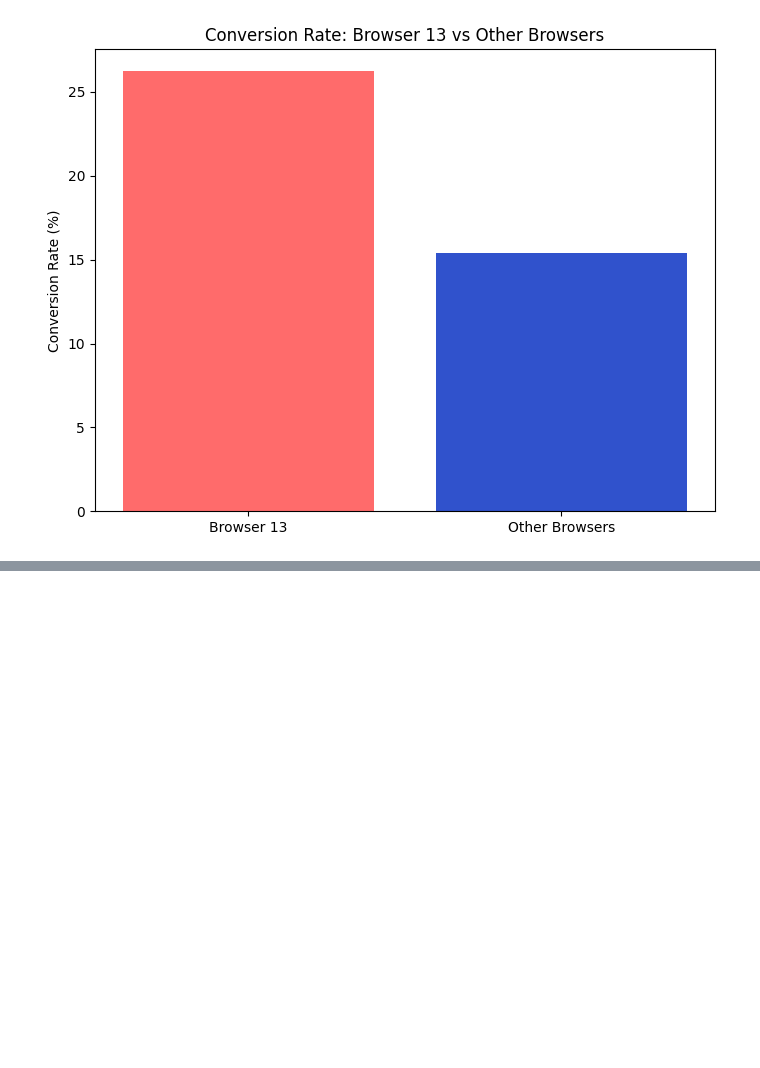
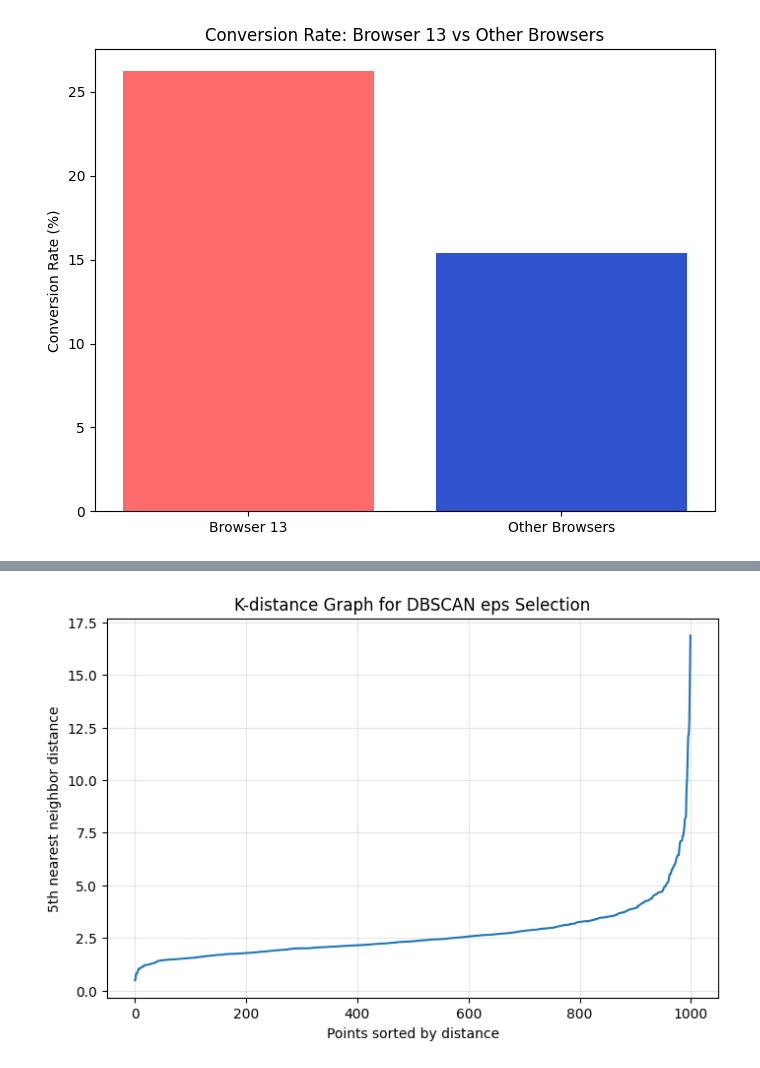
Before and after one commit to andreas4589/DataAnalytics, a Jupyter notebook: PA2/PA2.ipynb, the cells around one changed output, grey strips where cells are left out. Saved outputs shown, nothing was run; the diff lists cells and outputs as text; code cells hidden in the pictures; blank space fills up the shorter version.

```diff
--- a/PA2/PA2.ipynb
+++ b/PA2/PA2.ipynb
@@ -184,0 +227,86 @@ Estimated number of clusters: 97
+# %%
+from sklearn.cluster import DBSCAN
+from sklearn.neighbors import NearestNeighbors
+
+# Find optimal eps using k-distance method
+k = 5
+neighbors = NearestNeighbors(n_neighbors=k)
+neighbors_fit = neighbors.fit(X_subset)
+distances, indices = neighbors_fit.kneighbors(X_subset)
+distances = np.sort(distances[:, k-1], axis=0)
+
+# Plot k-distance graph
+plt.figure(figsize=(8, 5))
+plt.plot(distances)
+plt.title('K-distance Graph for DBSCAN eps Selection')
+plt.xlabel('Points sorted by distance')
+plt.ylabel(f'{k}th nearest neighbor distance')
+plt.grid(True, alpha=0.3)
+plt.show()
+
+# Test multiple DBSCAN configurations
+eps_values = [1.0, 1.5, 2.0, 2.5]
+min_samples_values = [5, 8, 10]
+
+best_dbscan_score = -1
+best_dbscan_params = None
+best_dbscan_labels = None
+
+print("Testing DBSCAN parameter combinations:")
+for eps in eps_values:
+    for min_samples in min_samples_values:
+        dbscan_test = DBSCAN(eps=eps, min_samples=min_samples)
+        test_labels = dbscan_test.fit_predict(X_subset)
+
+        n_clusters_test = len(set(test_labels)) - (1 if -1 in test_labels else 0)
+        n_noise_test = list(test_labels).count(-1)
+
+        # Only evaluate if we have valid clusters
+        if n_clusters_test >= 2 and n_noise_test < len(test_labels) * 0.8:
+            try:
+                # Filter out noise for evaluation
+                valid_indices = [i for i, label in enumerate(test_labels) if label != -1]
+                if len(valid_indices) > 10:
+                    X_filtered = X_subset[valid_indices]
+                    labels_filtered = [test_labels[i] for i in valid_indices]
+
+                    if len(set(labels_filtered)) >= 2:
+                        from sklearn.metrics import silhouette_score as sk_silhouette_score
+                        silh_score = sk_silhouette_score(X_filtered, labels_filtered)
+                        print(f"eps={eps}, min_samples={min_samples}: {n_clusters_test} clusters, {n_noise_test} noise, silhouette={silh_score:.3f}")
+
+                        if silh_score > best_dbscan_score:
+                            best_dbscan_score = silh_score
+                            best_dbscan_params = (eps, min_samples)
+                            best_dbscan_labels = test_labels
+            except:
+                continue
+
+# Apply best DBSCAN parameters
+if best_dbscan_params:
+    print(f"\nBest DBSCAN parameters: eps={best_dbscan_params[0]}, min_samples={best_dbscan_params[1]}")
+    dbscan_clusters_improved = best_dbscan_labels
+else:
+    print("Using fallback parameters")
+    # Fallback parameters
+    dbscan_improved = DBSCAN(eps=1.8, min_samples=8, metric='euclidean')
+    dbscan_clusters_improved = dbscan_improved.fit_predict(X_subset)
+
+# Visualize  DBSCAN
+plt.figure(figsize=(10, 6))
+scatter = plt.scatter(X_pca[:, 0], X_pca[:, 1], c=dbscan_clusters_improved, cmap='viridis', s=50, alpha=0.7)
+plt.title('DBSCAN Clustering Results')
+plt.xlabel(f'PC1 ({pca_viz.explained_variance_ratio_[0]:.1%} variance)')
+plt.ylabel(f'PC2 ({pca_viz.explained_variance_ratio_[1]:.1%} variance)')
+plt.colorbar(scatter, label='Cluster ID')
+plt.tight_layout()
+plt.show()
+
+# Count clusters and noise
+n_clusters_dbscan = len(set(dbscan_clusters_improved)) - (1 if -1 in dbscan_clusters_improved else 0)
+n_noise_dbscan = list(dbscan_clusters_improved).count(-1)
+
+print(f"Improved DBSCAN - Number of clusters: {n_clusters_dbscan}")
+print(f"Improved DBSCAN - Number of noise points: {n_noise_dbscan}")
+# %% [output]
+[figure, added]
```
Also changed, not shown: parts of 18 cells of this notebook.
